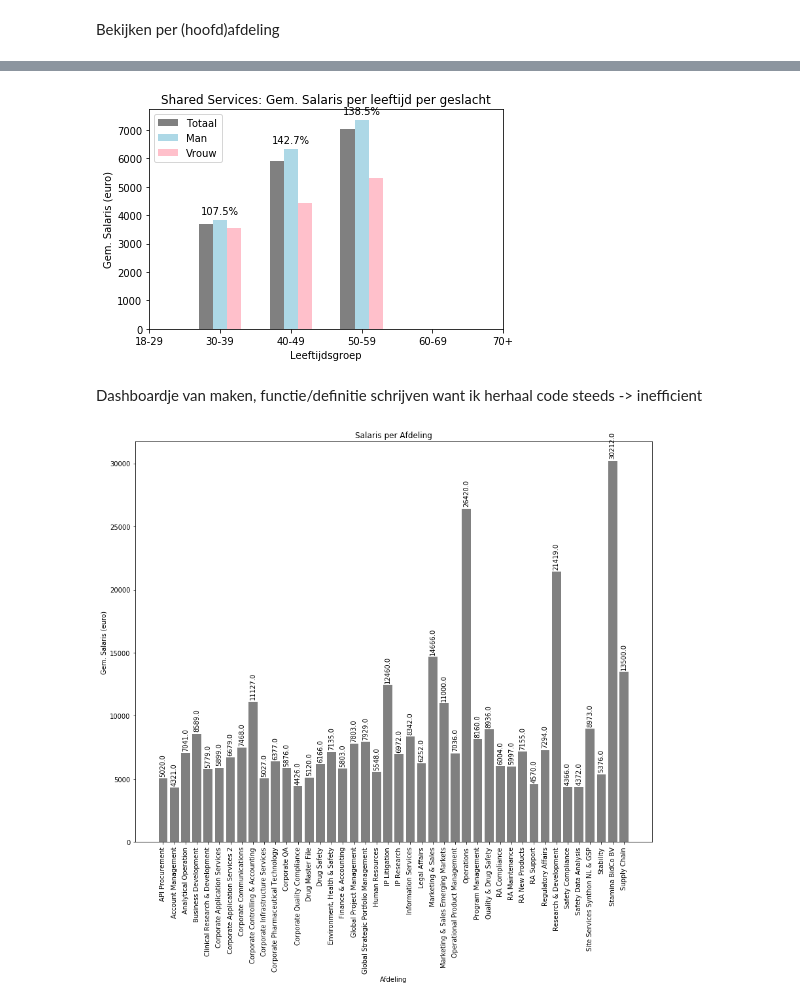
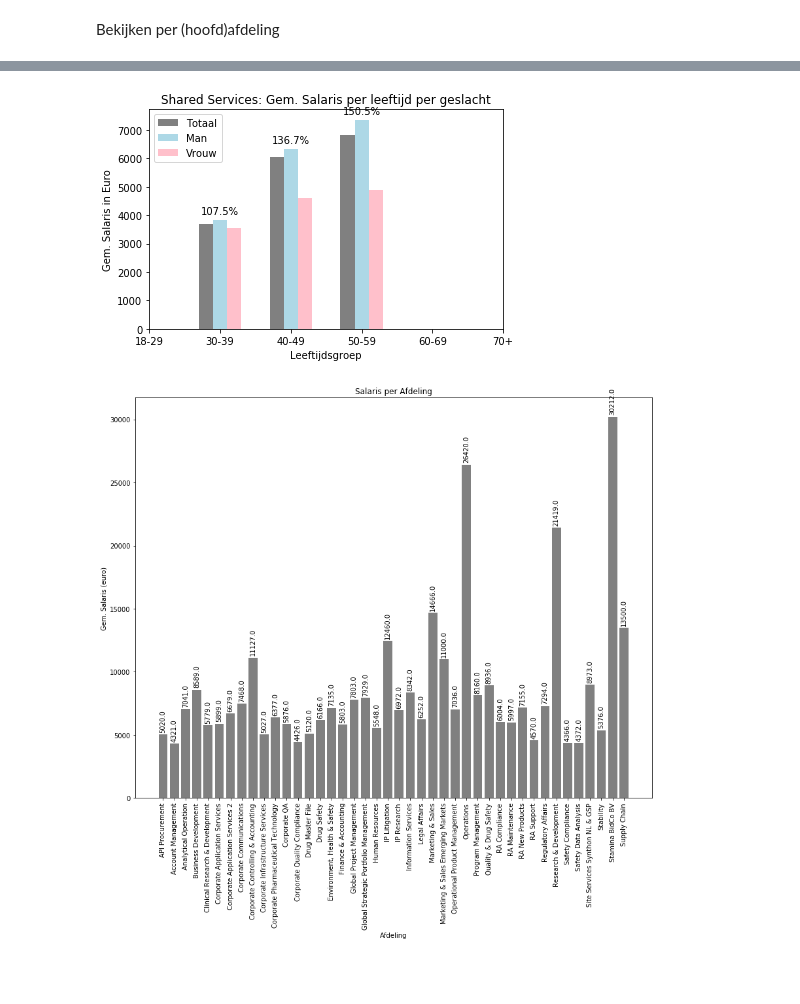
Before and after one commit to MirjamLeseman/Novalinq_Cursus_Python2_Mirjam, a Jupyter notebook: Eindopdracht.ipynb, the cells around one changed output, grey strips where cells are left out. Cells and saved outputs as stored; diff of their text form; code cells hidden in the pictures; blank space fills up the shorter version.

```diff
--- a/Eindopdracht.ipynb
+++ b/Eindopdracht.ipynb
@@ -481,5 +540,5 @@ plt.pie(Geslacht_Distr[1], labels=np.unique(Geslacht_Distr[0], return_counts=Fal
 # %%
-leeftijd_bins = [18, 30, 40, 50, 60, 70, 120]
+leeftijd_bins = [17, 29, 39, 49, 59, 69, 120]
 leeftijdsgroepen_unique = ['18-29', '30-39', '40-49', '50-59', '60-69', '70+']
 HR_Data['Leeftijdsgroep'] = pd.cut(HR_Data.Leeftijd, leeftijd_bins, labels = leeftijdsgroepen_unique,include_lowest = True)
 # %%
@@ -686,9 +742,13 @@ Bekijken per (hoofd)afdeling
 # %%
-Aantal_Afdeling_Totaal=[]
-Aantal_Afdeling_M=[]
-Aantal_Afdeling_V=[]
+PRD_Avg_Salaris_Totaal=[]
+PRD_Avg_Salaris_M=[]
+PRD_Avg_Salaris_V=[]
+
+PRD_Avg_Salaris_Data=[leeftijdsgroepen_unique,PRD_Avg_Salaris_Totaal,PRD_Avg_Salaris_M,PRD_Avg_Salaris_V]
 
 for i in range(len(leeftijdsgroepen_unique)):
-    Aantal_Totaal.append(HR_Data.Leeftijdsgroep[HR_Data.Leeftijdsgroep==leeftijdsgroepen_unique[i]].count())
-    Aantal_M.append(HR_Data.Leeftijdsgroep[(HR_Data.Geslacht=='M') & (HR_Data.Leeftijdsgroep==leeftijdsgroepen_unique[i])].count())
-    Aantal_V.append(HR_Data.Leeftijdsgroep[(HR_Data.Geslacht=='V') & (HR_Data.Leeftijdsgroep==leeftijdsgroepen_unique[i])].count())
+    PRD_Avg_Salaris_Totaal.append(round(HR_Data[(HR_Data.Hoofdafdeling=='PRD') & (HR_Data.Leeftijdsgroep==leeftijdsgroepen_unique[i])]['Salaris (100%)'].mean(),0))
+    PRD_Avg_Salaris_M.append(round(HR_Data[(HR_Data.Hoofdafdeling=='PRD') & (HR_Data.Geslacht=='M') & (HR_Data.Leeftijdsgroep==leeftijdsgroepen_unique[i])]['Salaris (100%)'].mean(),0))
+    PRD_Avg_Salaris_V.append(round(HR_Data[(HR_Data.Hoofdafdeling=='PRD') & (HR_Data.Geslacht=='V') & (HR_Data.Leeftijdsgroep==leeftijdsgroepen_unique[i])]['Salaris (100%)'].mean(),0))
+
+graph_aantal_lft(PRD_Avg_Salaris_Data, 'Production: Gem. Salaris per leeftijd per geslacht', 'Gem. Salaris in Euro','Percentage')
@@ -1019,66 +772,18 @@ plt.show()
 # %%
 SS_Avg_Salaris_Totaal=[]
 SS_Avg_Salaris_M=[]
 SS_Avg_Salaris_V=[]
 
 SS_Avg_Salaris_Data=[leeftijdsgroepen_unique,SS_Avg_Salaris_Totaal,SS_Avg_Salaris_M,SS_Avg_Salaris_V]
 
 for i in range(len(leeftijdsgroepen_unique)):
     SS_Avg_Salaris_Totaal.append(round(HR_Data[(HR_Data.Hoofdafdeling=='Shared Services') & (HR_Data.Leeftijdsgroep==leeftijdsgroepen_unique[i])]['Salaris (100%)'].mean(),0))
     SS_Avg_Salaris_M.append(round(HR_Data[(HR_Data.Hoofdafdeling=='Shared Services') & (HR_Data.Geslacht=='M') & (HR_Data.Leeftijdsgroep==leeftijdsgroepen_unique[i])]['Salaris (100%)'].mean(),0))
     SS_Avg_Salaris_V.append(round(HR_Data[(HR_Data.Hoofdafdeling=='Shared Services') & (HR_Data.Geslacht=='V') & (HR_Data.Leeftijdsgroep==leeftijdsgroepen_unique[i])]['Salaris (100%)'].mean(),0))
 
-labels = SS_Avg_Salaris_Data[0]
-x = np.arange(len(labels))  # label locaties
-width = 0.2
-fig, ax = plt.subplots()
-bar_T = ax.bar(x - width, SS_Avg_Salaris_Data[1], width, label='Totaal',color="grey")
-bar_M = ax.bar(x, SS_Avg_Salaris_Data[2], width, label='Man',color="lightblue")
-bar_V = ax.bar(x + width, SS_Avg_Salaris_Data[3], width, label='Vrouw',color="pink")
-
-#Legenda, titels
-ax.set_title('Shared Services: Gem. Salaris per leeftijd per geslacht')
-ax.legend()
-
-ax.set_xlabel('Leeftijdsgroep')
-ax.set_xticklabels(labels) # labels x-as
-ax.set_xticks(x)
-ax.set_ylabel('Gem. Salaris (euro)')
-
-def autolabel(bars):
-#doel: value_label boven elke bar
-    for bar in bars:
-        height = bar.get_height()
-        ax.annotate('{}'.format(height),
-                    xy=(bar.get_x() + bar.get_width() / 2, height),
-                    xytext=(0, 3),  # 3 points vertical offset
-                    textcoords="offset points",
-                    ha='center', va='bottom')
-
-difference_perc = []
-for i in range(len(leeftijdsgroepen_unique)):
-    difference_perc.append((SS_Avg_Salaris_Data[2][i])/(SS_Avg_Salaris_Data[3][i]))
-    if math.isnan(difference_perc[i]):
-        difference_perc[i]=""
-    else:
-        difference_perc[i]='{:.1f}%'.format(100.*difference_perc[i])
-
-pairs = len(SS_Avg_Salaris_Data[0])
-make_pairs = zip(*[ax.get_children()[:pairs],ax.get_children()[pairs:pairs*2]])
-
-for i,(left, right) in enumerate(make_pairs):
- ax.text(i,max(left.get_bbox().y1,right.get_bbox().y1)+200,difference_perc[i], horizontalalignment ='center')
-#%-text in het midden van de bars
-
-
-
-fig.tight_layout() #zorgt dat het goed past
-
-plt.show()
+graph_aantal_lft(SS_Avg_Salaris_Data, 'Shared Services: Gem. Salaris per leeftijd per geslacht', 'Gem. Salaris in Euro','Percentage')
 # %% [output]
-[figure, old version]
+[figure, new version]
-# %% [markdown]
-Dashboardje van maken, functie/definitie schrijven want ik herhaal code steeds -> inefficient
 # %%
 Afdeling = round(HR_Data.groupby(['Afdeling'])['Salaris (100%)'].mean(),0)
 labels_Afdeling = Afdeling.index
```
Also changed, not shown: parts of 106 cells of this notebook.
